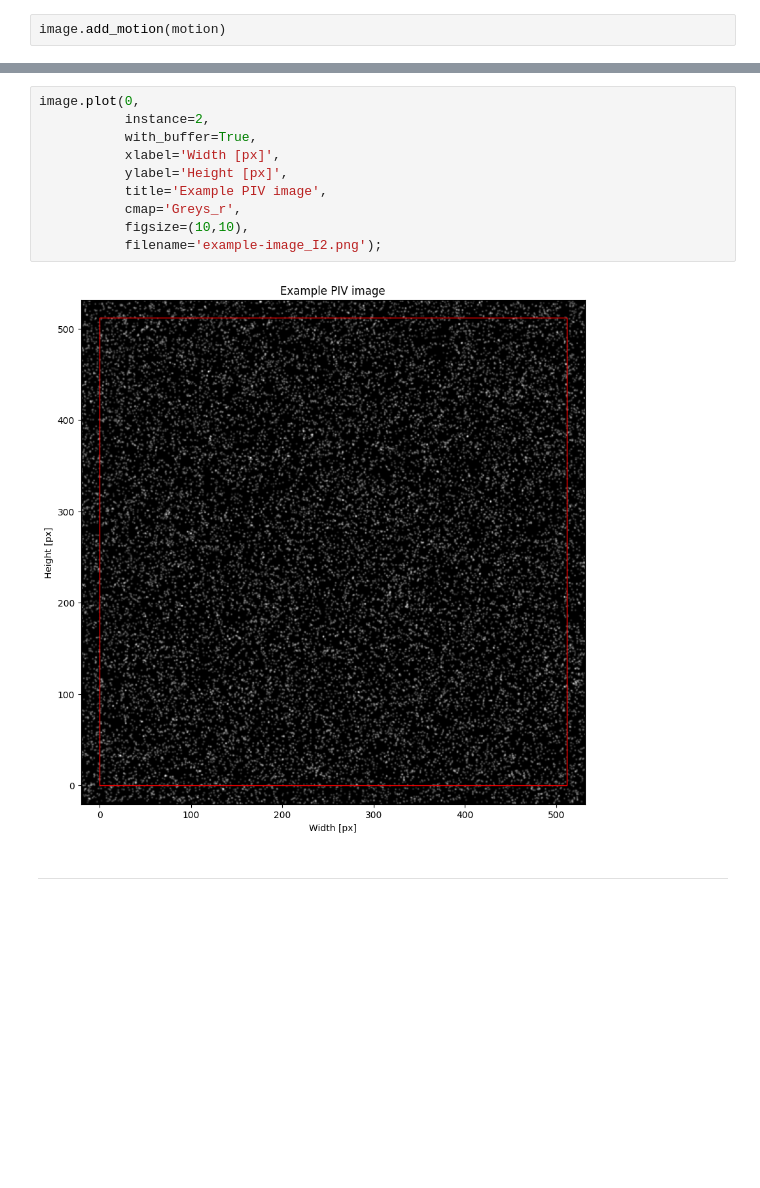
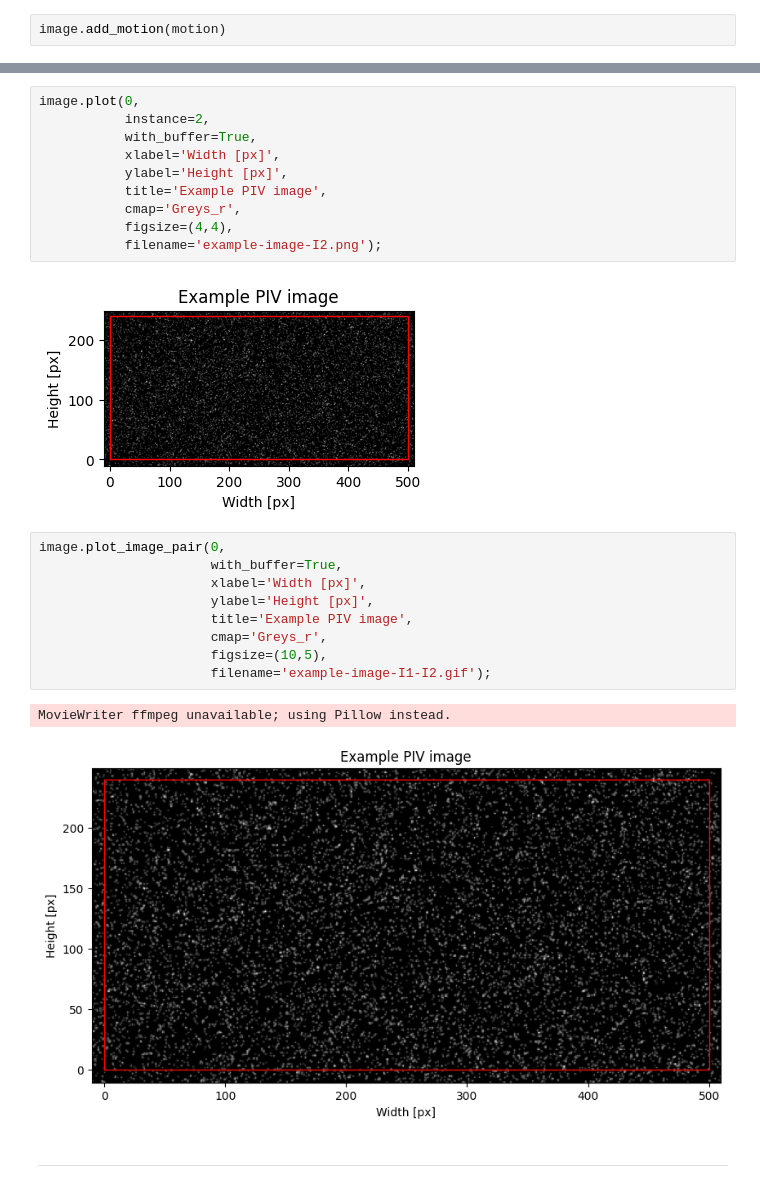
Before and after one commit to kamilazdybal/pykitPIV, a Jupyter notebook: jupyter-notebooks/debugging.ipynb, the cells around one changed output, grey strips where cells are left out. Saved outputs shown, nothing was run; the diff lists cells and outputs as text; blank space fills up the shorter version.

```diff
--- a/jupyter-notebooks/debugging.ipynb
+++ b/jupyter-notebooks/debugging.ipynb
@@ -217,9 +214,21 @@ image.plot(0,
            ylabel='Height [px]',
            title='Example PIV image',
            cmap='Greys_r',
-           figsize=(10,10),
-           filename='example-image_I2.png');
+           figsize=(4,4),
+           filename='example-image-I2.png');
 # %% [output]
-[figure, old version]
+[figure, new version]
+# %%
+image.plot_image_pair(0,
+                      with_buffer=True,
+                      xlabel='Width [px]',
+                      ylabel='Height [px]',
+                      title='Example PIV image',
+                      cmap='Greys_r',
+                      figsize=(10,5),
+                      filename='example-image-I1-I2.gif');
+# %% [output]
+MovieWriter ffmpeg unavailable; using Pillow instead.
+[figure, added]
 # %% [markdown]
 ***
```
Also changed, not shown: parts of 14 cells of this notebook, 3 other files.
